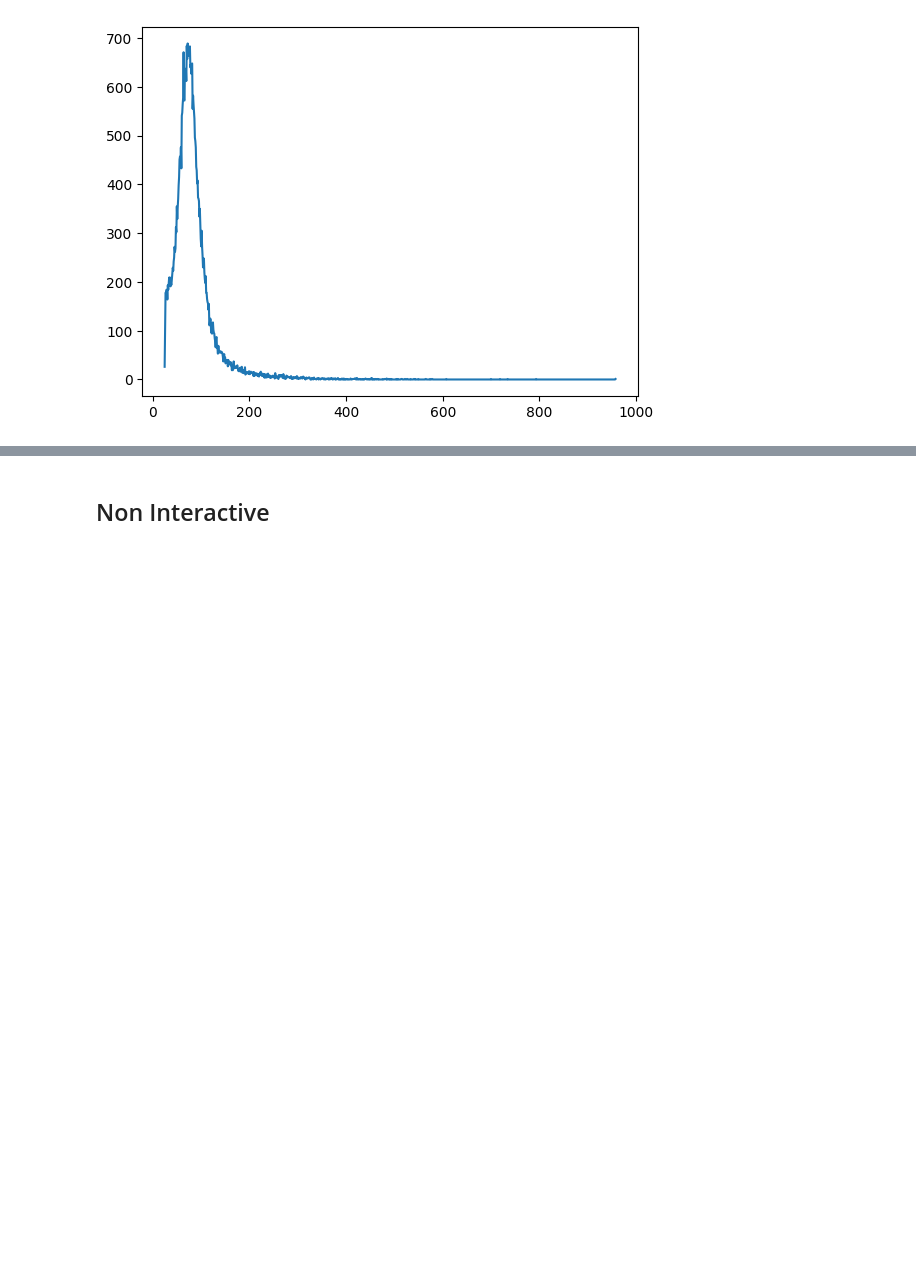
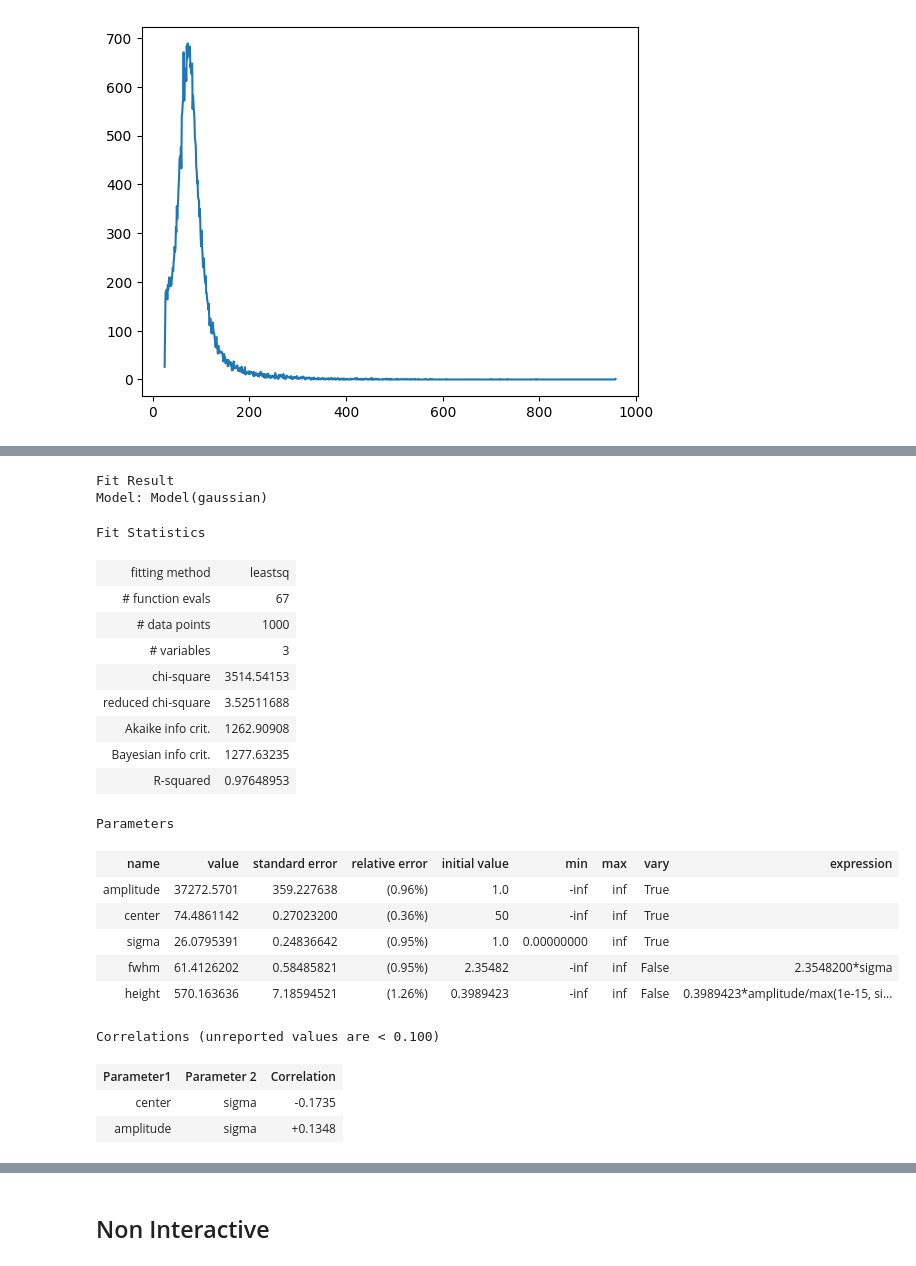
Before and after one commit to TimLockstedt/MP, a Jupyter notebook: FP14/JanTim/A4/Plott_var_func_Manuell.ipynb, the cells around one changed output, grey strips where cells are left out. Drawn from its saved outputs; the diff is of its cells as text; code cells hidden in the pictures; blank space fills up the shorter version.

```diff
--- a/FP14/JanTim/A4/Plott_var_func_Manuell.ipynb
+++ b/FP14/JanTim/A4/Plott_var_func_Manuell.ipynb
@@ -397,0 +466,26 @@ NameError: name 'pylandau' is not defined
+# %%
+result
+# %% [output]
+Fit Result
+Model: Model(gaussian)
+Fit Statistics
+| fitting method | leastsq |
+| # function evals | 67 |
+| # data points | 1000 |
+| # variables | 3 |
+| chi-square | 3514.54153 |
+| reduced chi-square | 3.52511688 |
+| Akaike info crit. | 1262.90908 |
+| Bayesian info crit. | 1277.63235 |
+| R-squared | 0.97648953 |
+Parameters
+| name | value | standard error | relative error | initial value | min | max | vary | expression |
+| amplitude | 37272.5701 | 359.227638 | (0.96%) | 1.0 | -inf | inf | True |  |
+| center | 74.4861142 | 0.27023200 | (0.36%) | 50 | -inf | inf | True |  |
+| sigma | 26.0795391 | 0.24836642 | (0.95%) | 1.0 | 0.00000000 | inf | True |  |
+| fwhm | 61.4126202 | 0.58485821 | (0.95%) | 2.35482 | -inf | inf | False | 2.3548200*sigma |
+| height | 570.163636 | 7.18594521 | (1.26%) | 0.3989423 | -inf | inf | False | 0.3989423*amplitude/max(1e-15, si... |
+Correlations (unreported values are < 0.100)
+| Parameter1 | Parameter 2 | Correlation |
+| center | sigma | -0.1735 |
+| amplitude | sigma | +0.1348 |
```
Also changed, not shown: parts of 11 cells of this notebook, 2 other files.
